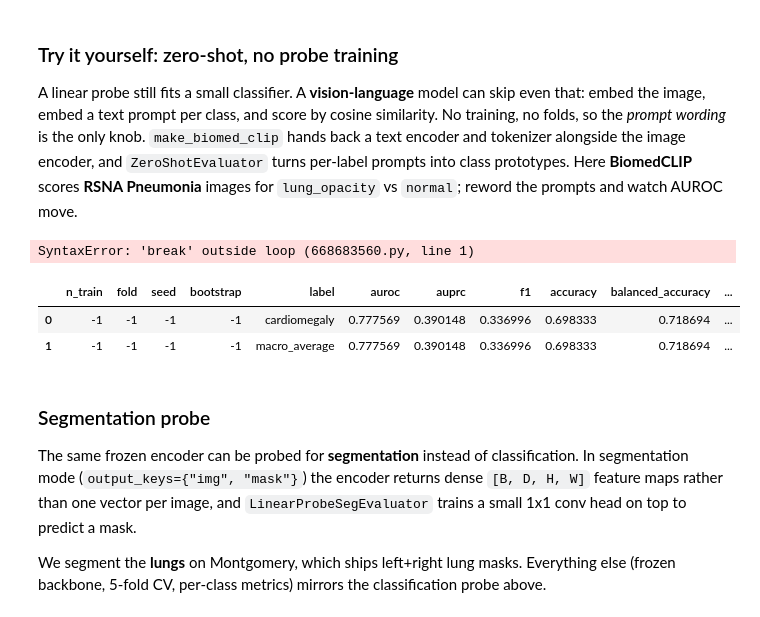
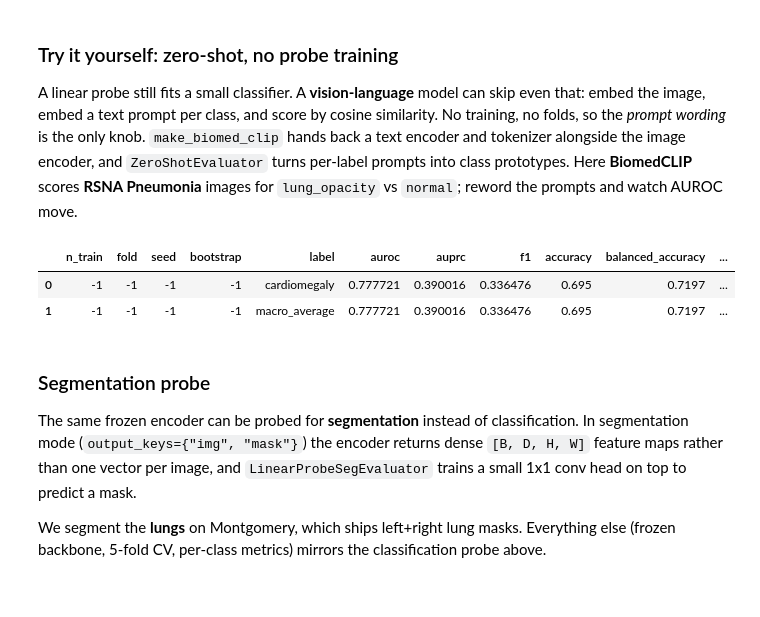
Before and after one commit to f10409/RadHarmony, a Jupyter notebook: datathon26/solutions/5_radharmony_hands_on_probes_and_segmentation.ipynb, the cells around one changed output. Saved outputs shown, nothing was run; the diff lists cells and outputs as text; code cells hidden in the pictures.

```diff
--- a/datathon26/solutions/5_radharmony_hands_on_probes_and_segmentation.ipynb
+++ b/datathon26/solutions/5_radharmony_hands_on_probes_and_segmentation.ipynb
@@ -177,10 +175,6 @@ similarity. No training, no folds, so the *prompt wording* is the only knob.
 encoder, and `ZeroShotEvaluator` turns per-label prompts into class prototypes.
 Here **BiomedCLIP** scores **RSNA Pneumonia** images for `lung_opacity` vs `normal`;
 reword the prompts and watch AUROC move.
-# %%
-break
-# %% [output]
-SyntaxError: 'break' outside loop (668683560.py, line 1)
 # %%
 from radharmony.evaluator import ZeroShotEvaluator
 from radharmony.evaluator.backbones import make_biomed_clip
@@ -198,31 +192,33 @@ zs_ds = VinDrCXRTestDataset(
     csv_path=_CSV,
     transform=transform,
     output_cls=True,
-    cache_dir=None,
+    cache_dir="/mnt/NAS4/projects/fli40_sharing/datathon26_summer_school/cache_biomedclip_vindr_test/",
 )
 # %%
 ev = ZeroShotEvaluator(
     image_encoder=encoder,
     text_encoder=text_encoder,  # FILL IN: which object from make_biomed_clip? docs: https://f10409.github.io/RadHarmony/evaluator/zero_shot.html
     tokenizer=tokenizer,  # FILL IN: ditto
     dataset=zs_ds,
-    labels=["cardiomegaly"],  # FILL IN: two of RSNA's 3 classes; LABEL_COLS at https://f10409.github.io/RadHarmony/datasets/rsna_pneumonia_kaggle.html
+    labels=[
+        "cardiomegaly"
+    ],  # FILL IN: two of RSNA's 3 classes; LABEL_COLS at https://f10409.github.io/RadHarmony/datasets/rsna_pneumonia_kaggle.html
     # # The prompts ARE the experiment, so reword them freely.
     prompts={
         "cardiomegaly": [
             "a chest x-ray showing cardiomegaly",
         ],
     },
     # negative_prompts={
     #     "lung_opacity": ["a normal chest x-ray with clear lungs"],
     # },
-    embedding_cache="./cache/vindr_biomedclip_emb_cardiomegaly",
+    embedding_cache="/mnt/NAS4/projects/fli40_sharing/datathon26_summer_school/embd_biomedclip_vindr_test",
 )
 ev.evaluate()
 # %% [output]
 |  | n_train | fold | seed | bootstrap | label | auroc | auprc | f1 | accuracy | balanced_accuracy | ... |
-| 0 | -1 | -1 | -1 | -1 | cardiomegaly | 0.777569 | 0.390148 | 0.336996 | 0.698333 | 0.718694 | ... |
-| 1 | -1 | -1 | -1 | -1 | macro_average | 0.777569 | 0.390148 | 0.336996 | 0.698333 | 0.718694 | ... |
+| 0 | -1 | -1 | -1 | -1 | cardiomegaly | 0.777721 | 0.390016 | 0.336476 | 0.695 | 0.7197 | ... |
+| 1 | -1 | -1 | -1 | -1 | macro_average | 0.777721 | 0.390016 | 0.336476 | 0.695 | 0.7197 | ... |
 # %% [markdown]
 ### Segmentation probe
 
```
Also changed, not shown: parts of 22 cells of this notebook, 11 other files.
